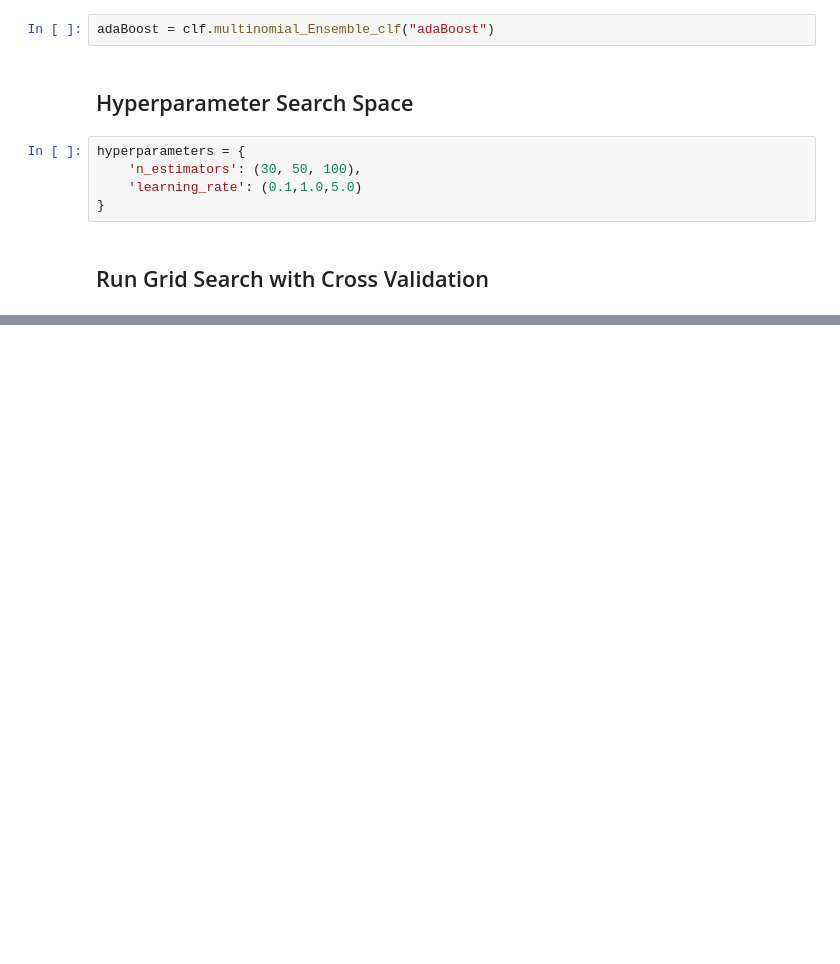
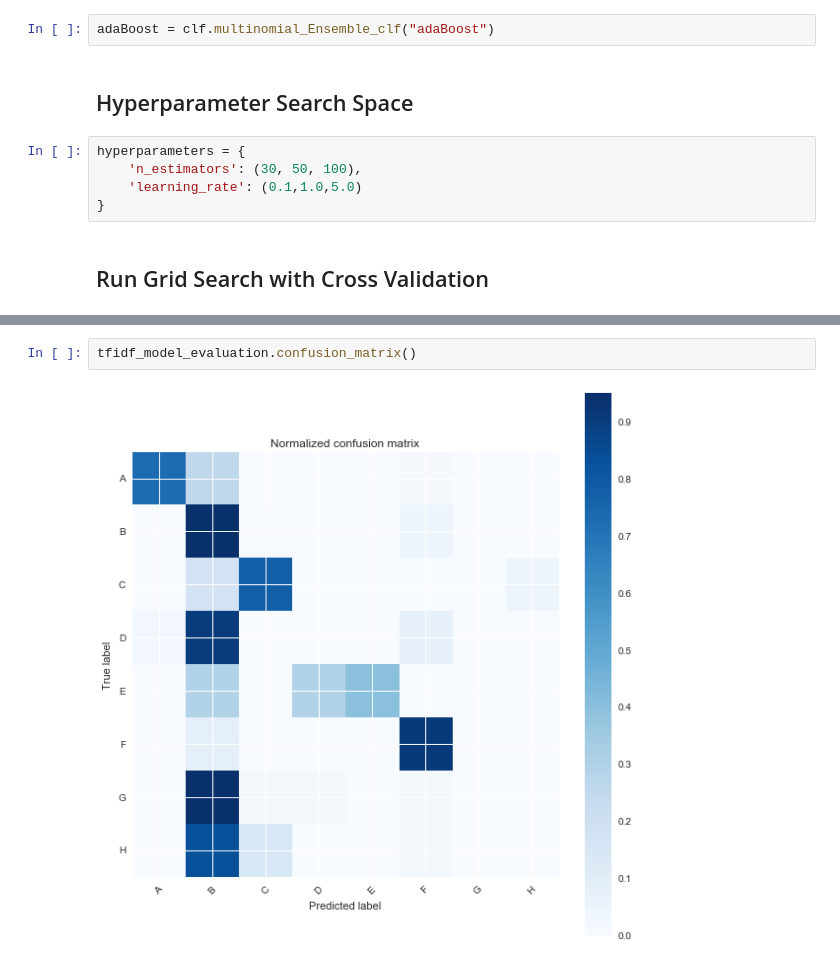
Before and after one commit to MarvinBertin/Text_Classification_ML_Exploration, a Jupyter notebook: 3-Multinomial_Classification/Ensemble_Classifier.ipynb, the cells around one changed output, grey strips where cells are left out. Saved outputs shown, nothing was run; the diff lists cells and outputs as text; blank space fills up the shorter version.

```diff
--- a/3-Multinomial_Classification/Ensemble_Classifier.ipynb
+++ b/3-Multinomial_Classification/Ensemble_Classifier.ipynb
@@ -219,3 +227,7 @@ Grid scores on training set:
           H       0.00      0.00      0.00        54
 
 avg / total       0.75      0.74      0.72      1646
+# %%
+tfidf_model_evaluation.confusion_matrix()
+# %% [output]
+[figure, added]
```
Also changed, not shown: parts of 5 cells of this notebook, 6 other files.
